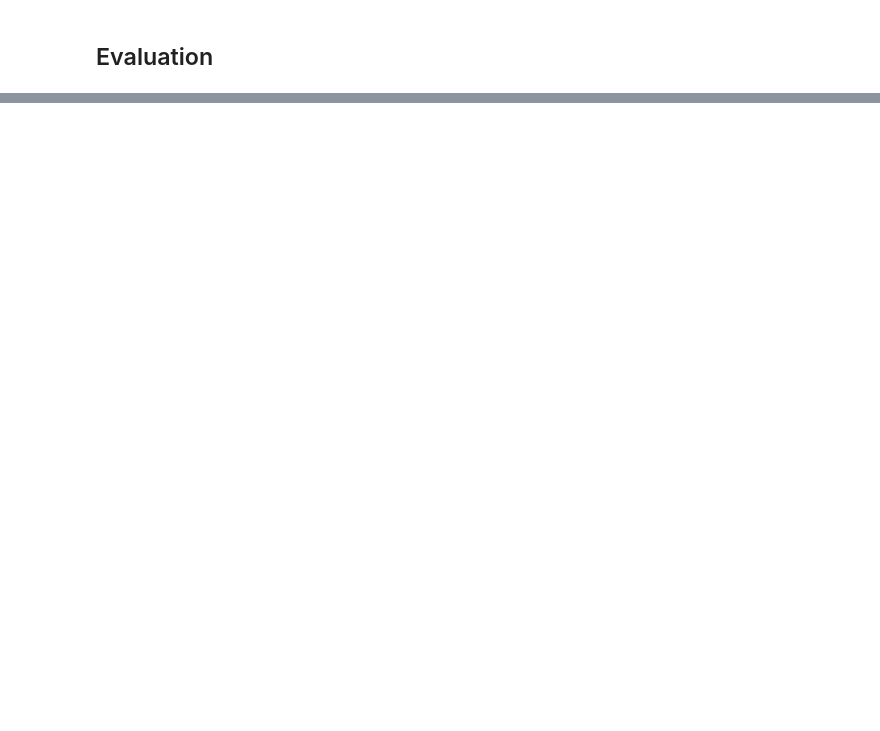
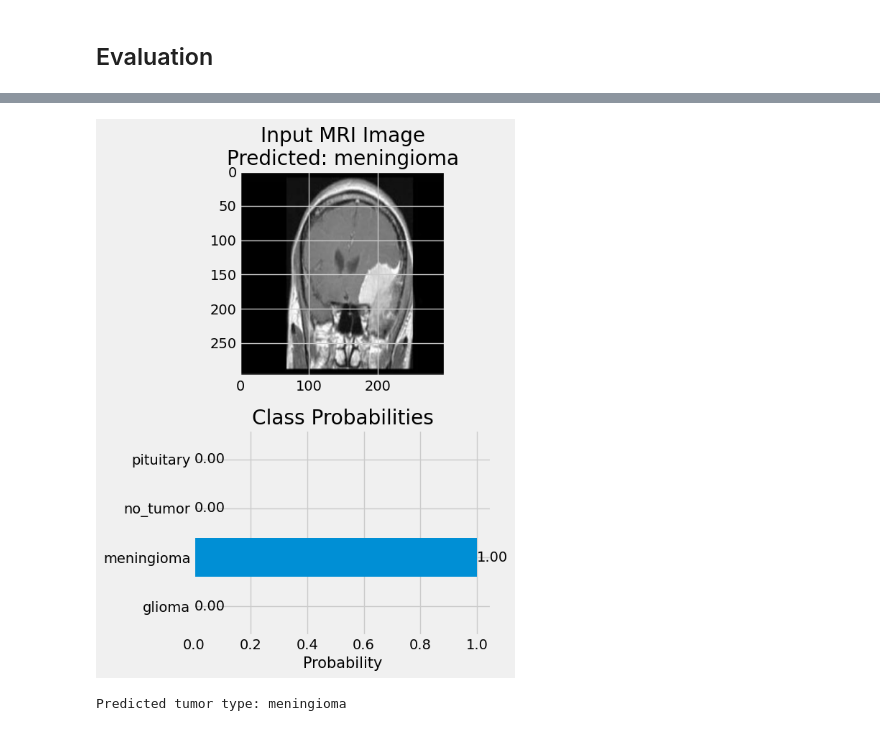
Before and after one commit to lruizarce/brain_Tumor_MRI, a Jupyter notebook: notebooks/eda.ipynb, the cells around one changed output, grey strips where cells are left out. Cells and saved outputs as stored; diff of their text form; code cells hidden in the pictures; blank space fills up the shorter version.

```diff
--- a/notebooks/eda.ipynb
+++ b/notebooks/eda.ipynb
@@ -385,0 +386,37 @@ plt.show()
+# %%
+from PIL import Image
+
+def predict(img_path: str) -> None:
+    labels = list(class_dict.values())
+    plt.figure(figsize=(6,8))
+
+    img = Image.open(img_path)
+    resized_img = img.resize((299,299))
+    img_array = np.asarray(resized_img)
+    img_array = np.expand_dims(img_array, axis=0)/255.0
+
+    predictions = model.predict(img_array)
+    probabilities = list(predictions[0])
+
+    predicted_class_idx = np.argmax(probabilities)
+    predicted_class = class_dict[predicted_class_idx]
+
+    plt.subplot(2,1,1)
+    plt.imshow(resized_img)
+    plt.title(f"Input MRI Image\nPredicted: {predicted_class}")
+
+    plt.subplot(2,1,2)
+    bars = plt.barh(labels, probabilities)
+    plt.xlabel("Probability", fontsize=15)
+    plt.title("Class Probabilities")
+
+    ax = plt.gca()
+    ax.bar_label(bars, fmt="%.2f")
+
+    plt.tight_layout()
+    plt.show()
+
+    print(f"\nPredicted tumor type: {predicted_class}")
+# %%
+predict("../data/Testing/meningioma/Te-meTr_0000.jpg")
+# %% [output]
@@ -385,0 +424,2 @@ plt.show()
+[figure, added]
+Predicted tumor type: meningioma
```
Also changed, not shown: parts of 8 cells of this notebook, 1 other file.
